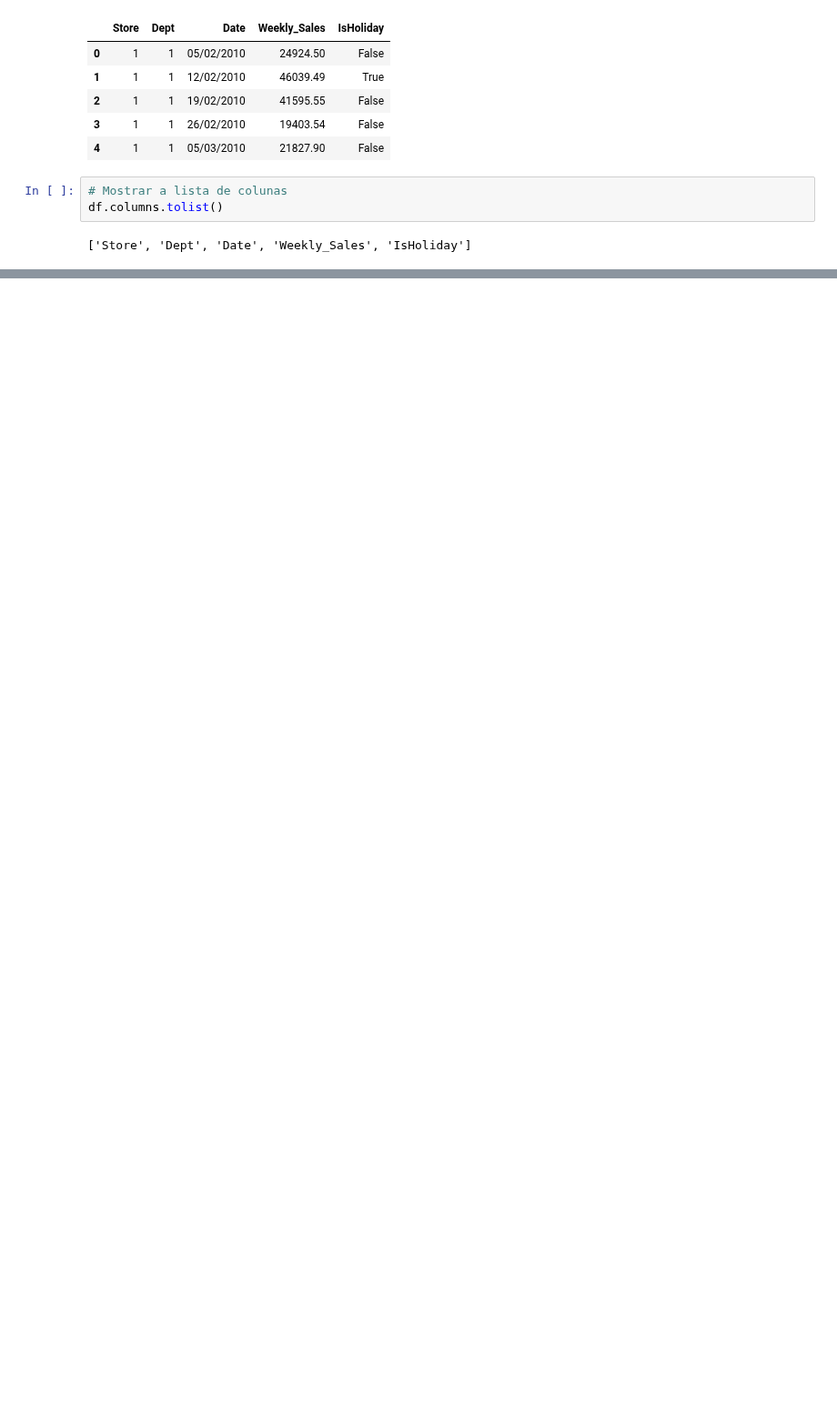
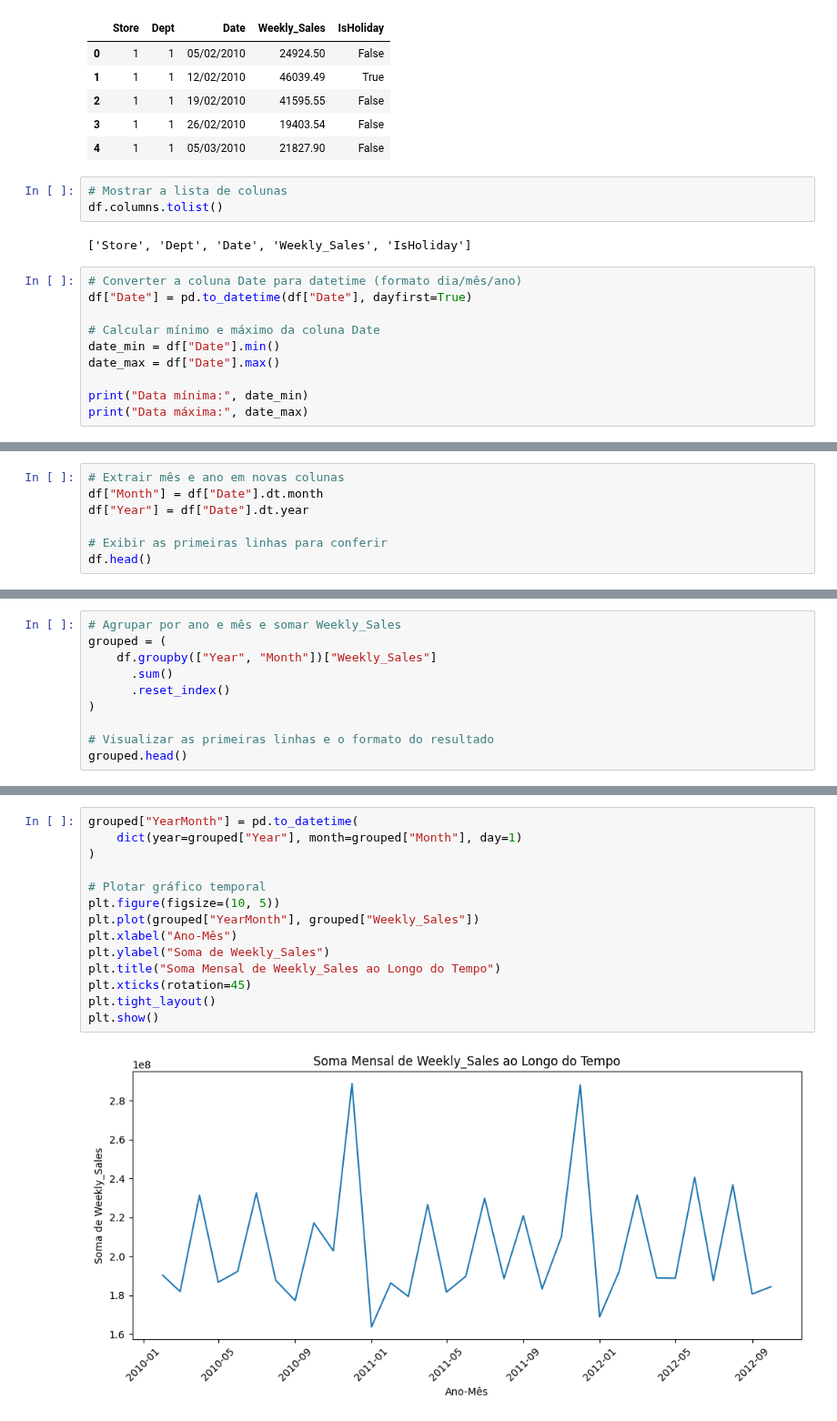
Before and after one commit to Laurentius96/DNC-DataScience, a Jupyter notebook: Materia_7-Estatistica/Aulas/DNC_DSM7_Estatistica_EDA_com_Python.ipynb, the cells around one changed output, grey strips where cells are left out. Shown at 91% size. Cells and saved outputs as stored; diff of their text form; blank space fills up the shorter version.

```diff
--- a/Materia_7-Estatistica/Aulas/DNC_DSM7_Estatistica_EDA_com_Python.ipynb
+++ b/Materia_7-Estatistica/Aulas/DNC_DSM7_Estatistica_EDA_com_Python.ipynb
@@ -21,3 +22,13 @@ df.head()
 df.columns.tolist()
 # %% [output]
 ['Store', 'Dept', 'Date', 'Weekly_Sales', 'IsHoliday']
+# %%
+# Converter a coluna Date para datetime (formato dia/mês/ano)
+df["Date"] = pd.to_datetime(df["Date"], dayfirst=True)
+
+# Calcular mínimo e máximo da coluna Date
+date_min = df["Date"].min()
+date_max = df["Date"].max()
+
+print("Data mínima:", date_min)
+print("Data máxima:", date_max)
@@ -23,0 +38,7 @@ df.columns.tolist()
+# %%
+# Extrair mês e ano em novas colunas
+df["Month"] = df["Date"].dt.month
+df["Year"] = df["Date"].dt.year
+
+# Exibir as primeiras linhas para conferir
+df.head()
@@ -23,0 +52,10 @@ df.columns.tolist()
+# %%
+# Agrupar por ano e mês e somar Weekly_Sales
+grouped = (
+    df.groupby(["Year", "Month"])["Weekly_Sales"]
+      .sum()
+      .reset_index()
+)
+
+# Visualizar as primeiras linhas e o formato do resultado
+grouped.head()
@@ -23,0 +73,16 @@ df.columns.tolist()
+# %%
+grouped["YearMonth"] = pd.to_datetime(
+    dict(year=grouped["Year"], month=grouped["Month"], day=1)
+)
+
+# Plotar gráfico temporal
+plt.figure(figsize=(10, 5))
+plt.plot(grouped["YearMonth"], grouped["Weekly_Sales"])
+plt.xlabel("Ano-Mês")
+plt.ylabel("Soma de Weekly_Sales")
+plt.title("Soma Mensal de Weekly_Sales ao Longo do Tempo")
+plt.xticks(rotation=45)
+plt.tight_layout()
+plt.show()
+# %% [output]
+[figure, added]
```
Also changed, not shown: parts of 5 cells of this notebook.
